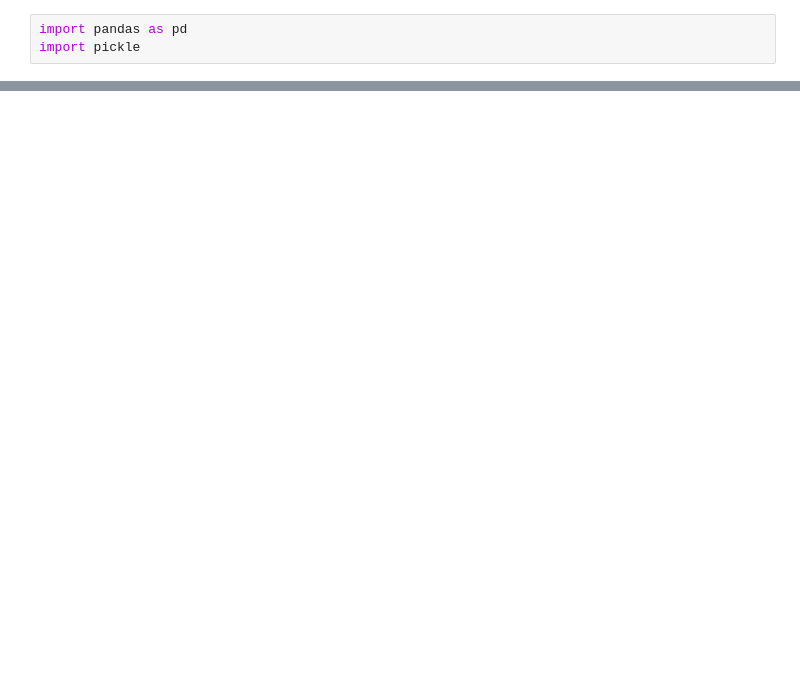
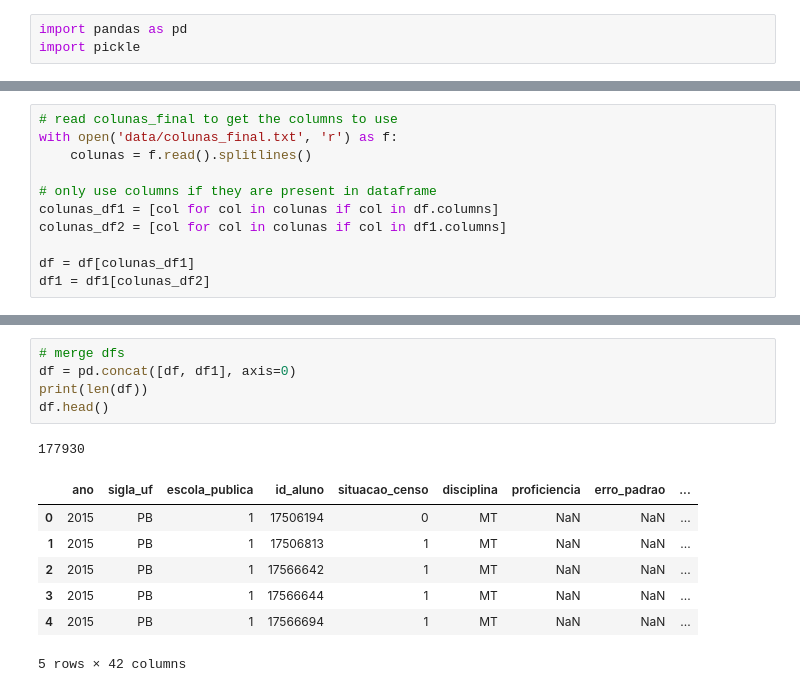
Before and after one commit to JamboTechUFPB/SAEB_Classificador, a Jupyter notebook: screening.ipynb, the cells around one changed output, grey strips where cells are left out. Saved outputs shown, nothing was run; the diff lists cells and outputs as text; blank space fills up the shorter version.

```diff
--- a/screening.ipynb
+++ b/screening.ipynb
@@ -42,0 +72,11 @@ df.to_pickle('data/saeb_pb_filtered.pkl')
+# %%
+# read colunas_final to get the columns to use
+with open('data/colunas_final.txt', 'r') as f:
+    colunas = f.read().splitlines()
+
+# only use columns if they are present in dataframe
+colunas_df1 = [col for col in colunas if col in df.columns]
+colunas_df2 = [col for col in colunas if col in df1.columns]
+
+df = df[colunas_df1]
+df1 = df1[colunas_df2]
@@ -43,3 +127,17 @@ df.to_pickle('data/saeb_pb_filtered.pkl')
+# %%
+# merge dfs
+df = pd.concat([df, df1], axis=0)
+print(len(df))
+df.head()
+# %% [output]
+177930
+|  | ano | sigla_uf | escola_publica | id_aluno | situacao_censo | disciplina | proficiencia | erro_padrao | ... |
+| 0 | 2015 | PB | 1 | 17506194 | 0 | MT | NaN | NaN | ... |
+| 1 | 2015 | PB | 1 | 17506813 | 1 | MT | NaN | NaN | ... |
+| 2 | 2015 | PB | 1 | 17566642 | 1 | MT | NaN | NaN | ... |
+| 3 | 2015 | PB | 1 | 17566644 | 1 | MT | NaN | NaN | ... |
+| 4 | 2015 | PB | 1 | 17566694 | 1 | MT | NaN | NaN | ... |
+5 rows × 42 columns
 # %%
 df.info()
 # %% [output]
```
Also changed, not shown: parts of 18 cells of this notebook, 9 other files.
